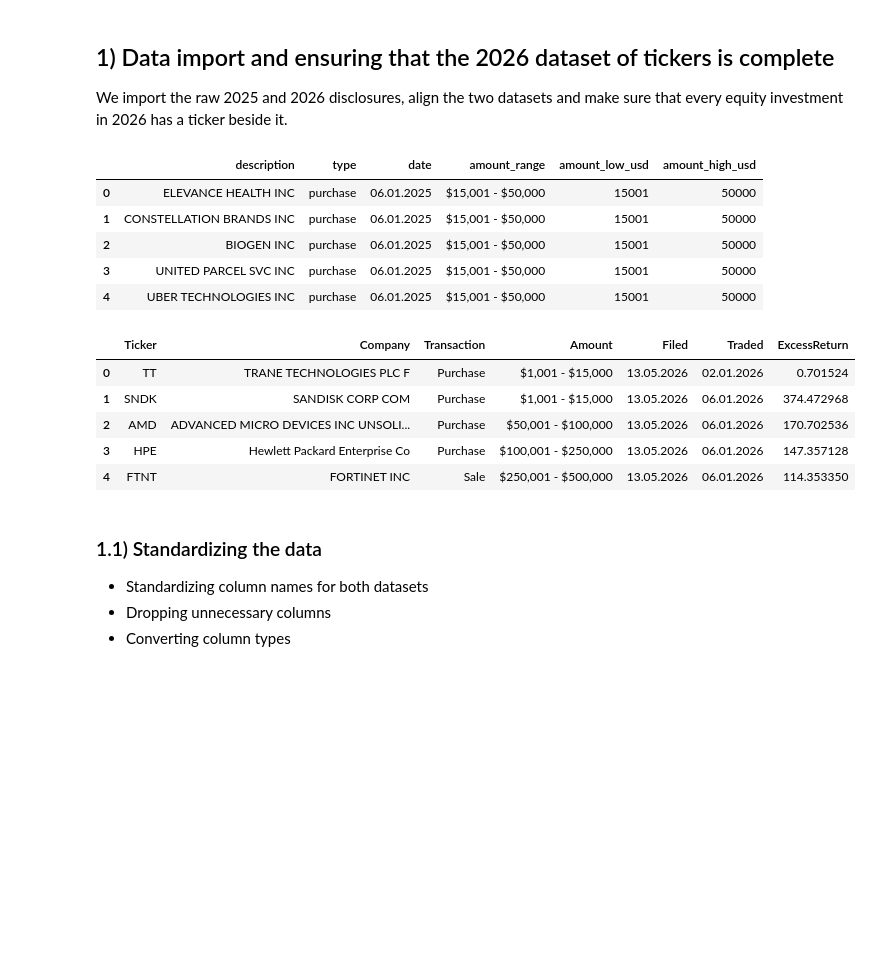
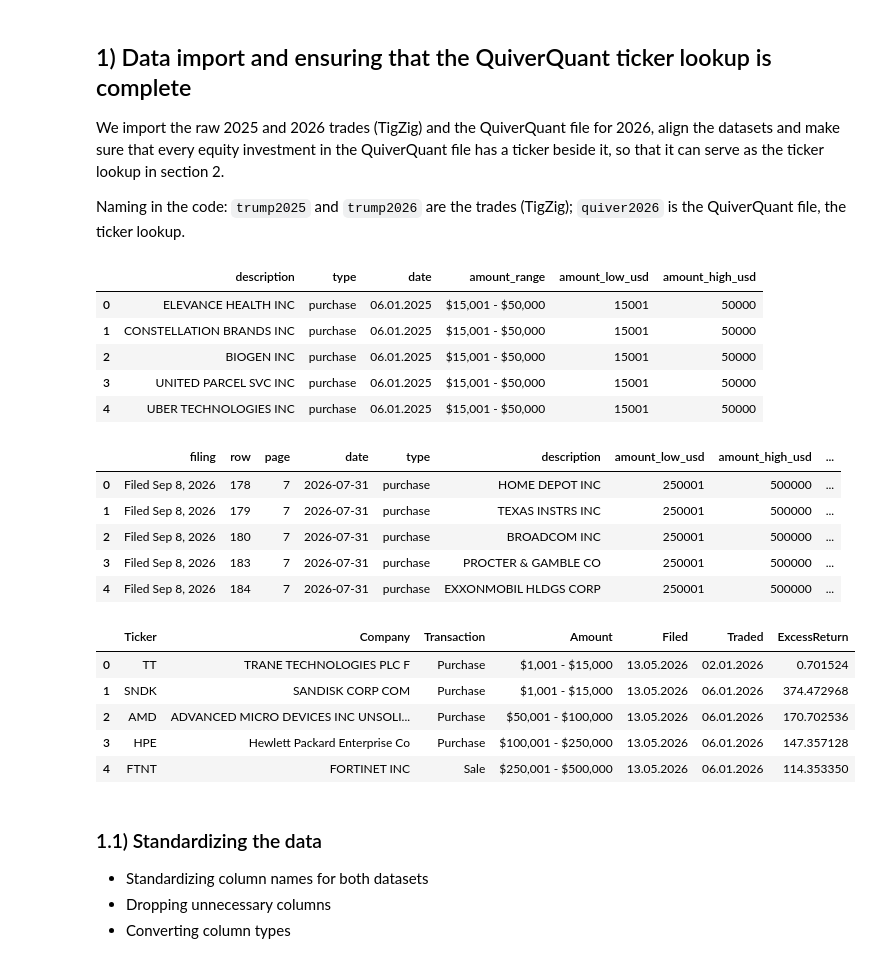
Before and after one commit to Steven-McQueen/MasterDataHandling, a Jupyter notebook: 2) Trades/TradesCleaning.ipynb, the cells around one changed output. Cells and saved outputs as stored; diff of their text form; code cells hidden in the pictures; blank space fills up the shorter version.

```diff
--- a/2) Trades/TradesCleaning.ipynb
+++ b/2) Trades/TradesCleaning.ipynb
@@ -20,27 +25,37 @@ excel_path = "TickerReview.xlsx"
 
 pd.set_option('future.no_silent_downcasting', True)
 # %% [markdown]
-## 1) Data import and ensuring that the 2026 dataset of tickers is complete
+## 1) Data import and ensuring that the QuiverQuant ticker lookup is complete
 
-We import the raw 2025 and 2026 disclosures, align the two datasets and make sure that every equity investment in 2026 has a ticker beside it.
+We import the raw 2025 and 2026 trades (TigZig) and the QuiverQuant file for 2026, align the datasets and make sure that every equity investment in the QuiverQuant file has a ticker beside it, so that it can serve as the ticker lookup in section 2.
+
+Naming in the code: `trump2025` and `trump2026` are the trades (TigZig); `quiver2026` is the QuiverQuant file, the ticker lookup.
 # %%
-trump2025 = pd.read_csv("RawData/Trump_trades_2025_RAW.csv", sep=";")
-trump2026 = pd.read_csv("RawData/Trump_trades_2026_RAW (quiver).csv", sep=";")
+trump2025 = pd.read_csv("RawData/Trump_trades_2025_RAW.csv", sep=";")                            # trades 2025 (TigZig)
+trump2026 = pd.read_csv("RawData/Trump_trades_2026_RAW (tigzig).csv", encoding="utf-8-sig")     # trades 2026 (TigZig)
+quiver2026 = pd.read_csv("RawData/Trump_trades_2026_RAW (quiver).csv", sep=";")                  # ticker lookup only (QuiverQuant)
 display(trump2025.head(5))
 display(trump2026.head(5))
+display(quiver2026.head(5))
 # %% [output]
 |  | description | type | date | amount_range | amount_low_usd | amount_high_usd |
 | 0 | ELEVANCE HEALTH INC | purchase | 06.01.2025 | $15,001 - $50,000 | 15001 | 50000 |
 | 1 | CONSTELLATION BRANDS INC | purchase | 06.01.2025 | $15,001 - $50,000 | 15001 | 50000 |
 | 2 | BIOGEN INC | purchase | 06.01.2025 | $15,001 - $50,000 | 15001 | 50000 |
 | 3 | UNITED PARCEL SVC INC | purchase | 06.01.2025 | $15,001 - $50,000 | 15001 | 50000 |
 | 4 | UBER TECHNOLOGIES INC | purchase | 06.01.2025 | $15,001 - $50,000 | 15001 | 50000 |
-|  | Ticker | Company | Transaction | Amount | Filed | Traded | ExcessReturn |
-| 0 | TT | TRANE TECHNOLOGIES PLC F | Purchase | $1,001 - $15,000 | 13.05.2026 | 02.01.2026 | 0.701524 |
-| 1 | SNDK | SANDISK CORP COM | Purchase | $1,001 - $15,000 | 13.05.2026 | 06.01.2026 | 374.472968 |
-| 2 | AMD | ADVANCED MICRO DEVICES INC UNSOLI... | Purchase | $50,001 - $100,000 | 13.05.2026 | 06.01.2026 | 170.702536 |
-| 3 | HPE | Hewlett Packard Enterprise Co | Purchase | $100,001 - $250,000 | 13.05.2026 | 06.01.2026 | 147.357128 |
-| 4 | FTNT | FORTINET INC | Sale | $250,001 - $500,000 | 13.05.2026 | 06.01.2026 | 114.353350 |
+|  | filing | row | page | date | type | description | amount_low_usd | amount_high_usd | ... |
+| 0 | Filed Sep 8, 2026 | 178 | 7 | 2026-07-31 | purchase | HOME DEPOT INC | 250001 | 500000 | ... |
+| 1 | Filed Sep 8, 2026 | 179 | 7 | 2026-07-31 | purchase | TEXAS INSTRS INC | 250001 | 500000 | ... |
+| 2 | Filed Sep 8, 2026 | 180 | 7 | 2026-07-31 | purchase | BROADCOM INC | 250001 | 500000 | ... |
+| 3 | Filed Sep 8, 2026 | 183 | 7 | 2026-07-31 | purchase | PROCTER & GAMBLE CO | 250001 | 500000 | ... |
+| 4 | Filed Sep 8, 2026 | 184 | 7 | 2026-07-31 | purchase | EXXONMOBIL HLDGS CORP | 250001 | 500000 | ... |
+|  | Ticker | Company | Transaction | Amount | Filed | Traded | ExcessReturn |
+| 0 | TT | TRANE TECHNOLOGIES PLC F | Purchase | $1,001 - $15,000 | 13.05.2026 | 02.01.2026 | 0.701524 |
+| 1 | SNDK | SANDISK CORP COM | Purchase | $1,001 - $15,000 | 13.05.2026 | 06.01.2026 | 374.472968 |
+| 2 | AMD | ADVANCED MICRO DEVICES INC UNSOLI... | Purchase | $50,001 - $100,000 | 13.05.2026 | 06.01.2026 | 170.702536 |
+| 3 | HPE | Hewlett Packard Enterprise Co | Purchase | $100,001 - $250,000 | 13.05.2026 | 06.01.2026 | 147.357128 |
+| 4 | FTNT | FORTINET INC | Sale | $250,001 - $500,000 | 13.05.2026 | 06.01.2026 | 114.353350 |
 # %% [markdown]
 ### 1.1) Standardizing the data
 
```
Also changed, not shown: parts of 53 cells of this notebook, 12 other files.
